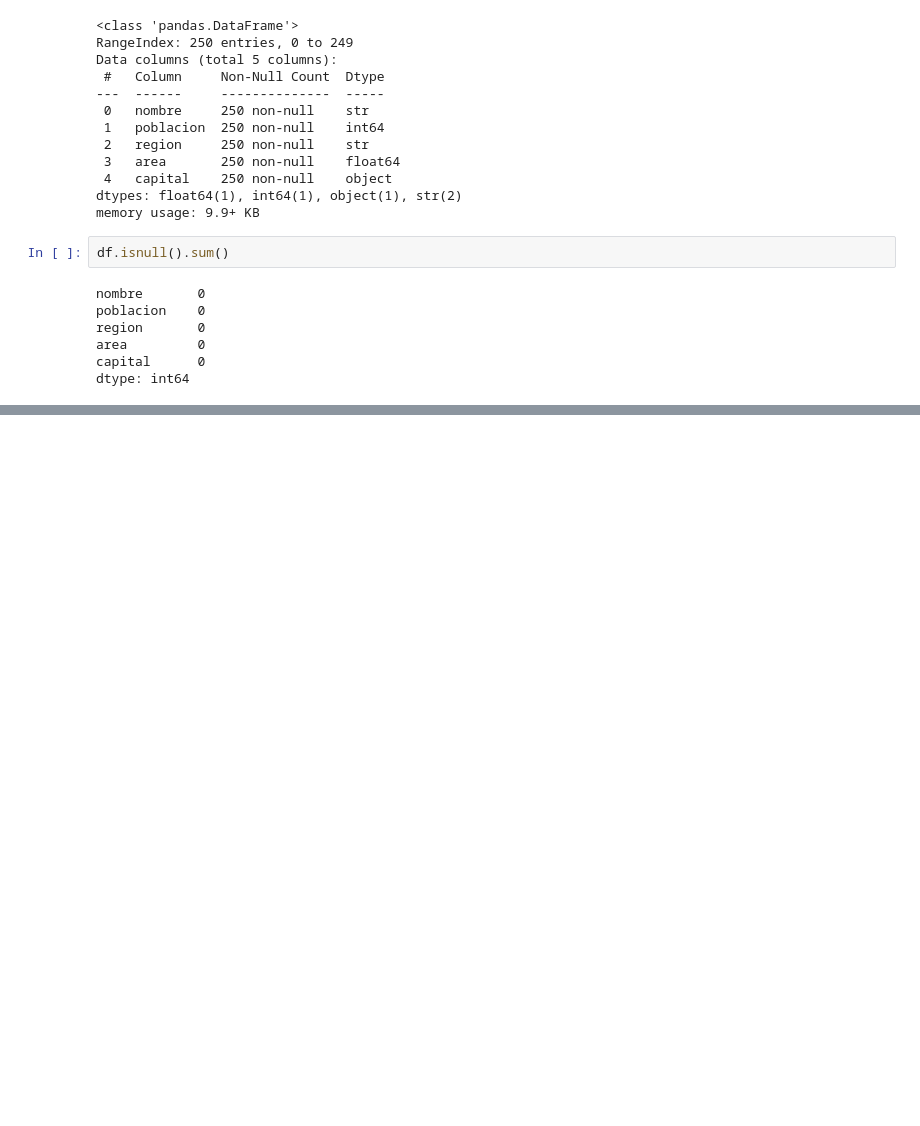
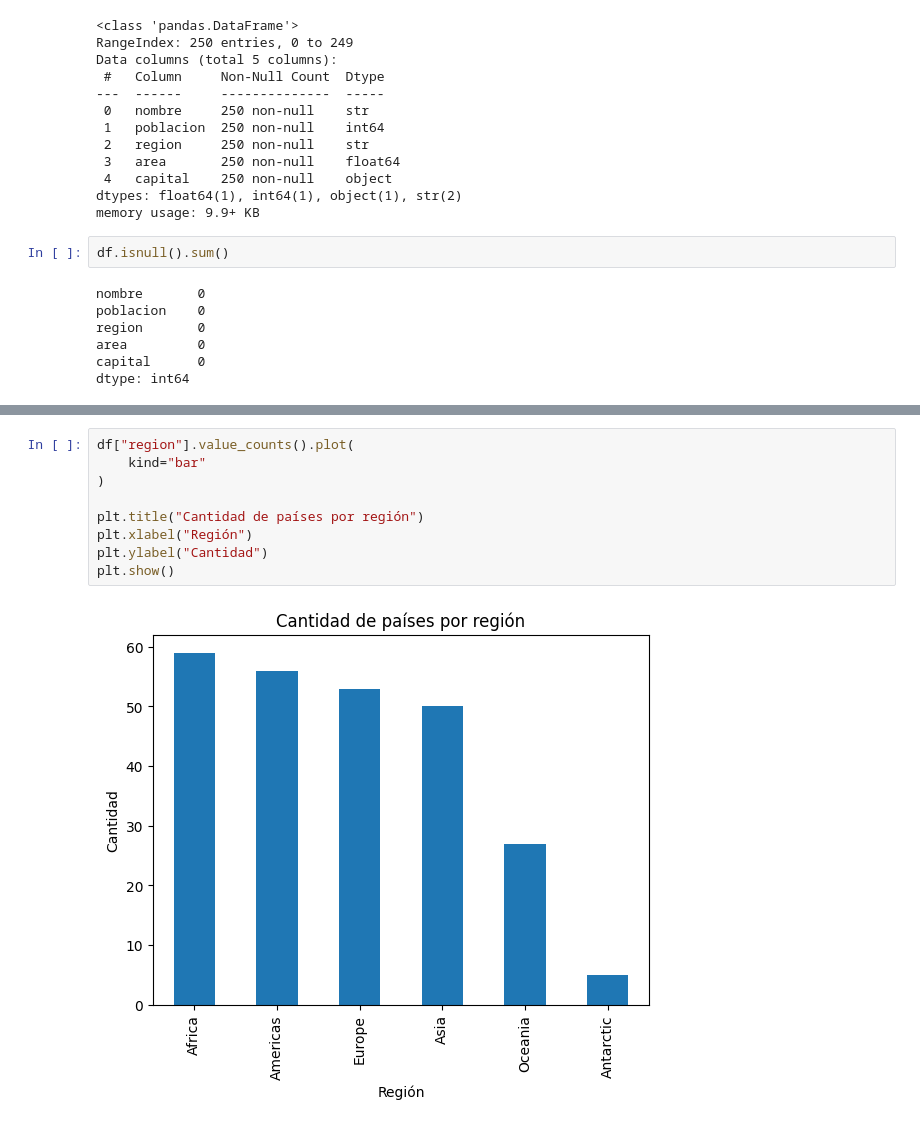
Before and after one commit to lauracbermudezj29/taller4-api-paises, a Jupyter notebook: analisis.ipynb, the cells around one changed output, grey strips where cells are left out. Drawn from its saved outputs; the diff is of its cells as text; blank space fills up the shorter version.

```diff
--- a/analisis.ipynb
+++ b/analisis.ipynb
@@ -68,0 +119,11 @@ dtype: int64
+# %%
+df["region"].value_counts().plot(
+    kind="bar"
+)
+
+plt.title("Cantidad de países por región")
+plt.xlabel("Región")
+plt.ylabel("Cantidad")
+plt.show()
+# %% [output]
+[figure, added]
```
Also changed, not shown: parts of 7 cells of this notebook, 1 other file.
